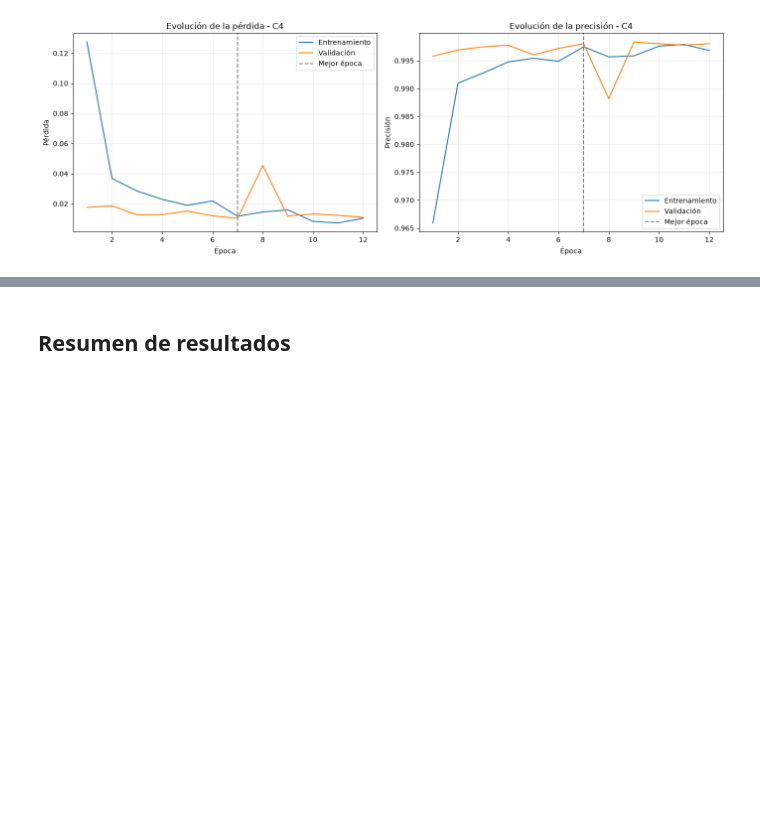
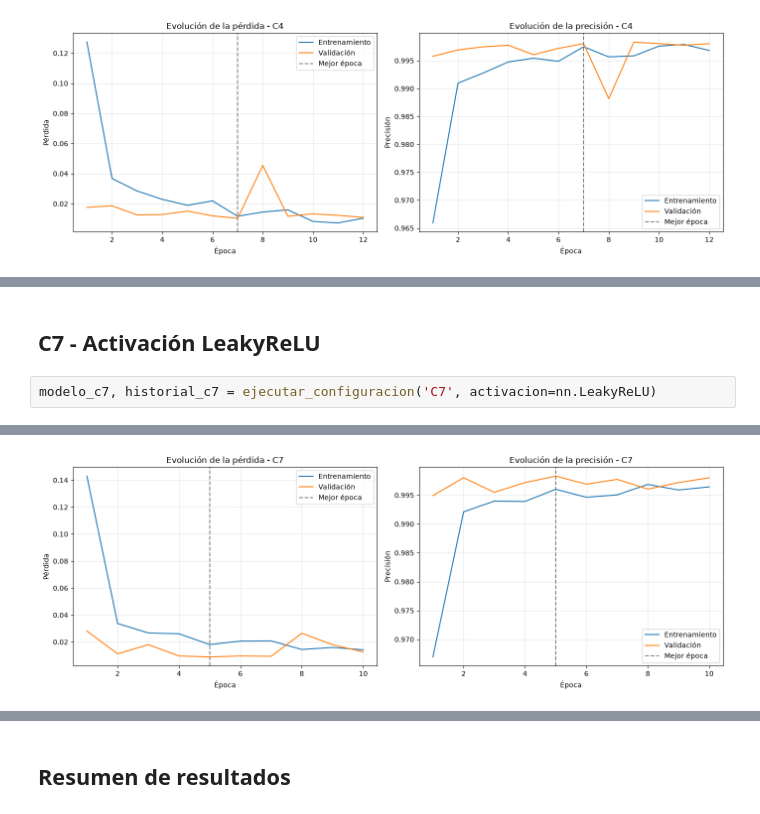
Before and after one commit to AprendizajeAutomaticoII/Practica-I, a Jupyter notebook: 2-busqueda-manual.ipynb, the cells around one changed output, grey strips where cells are left out. Saved outputs shown, nothing was run; the diff lists cells and outputs as text; blank space fills up the shorter version.

```diff
--- a/2-busqueda-manual.ipynb
+++ b/2-busqueda-manual.ipynb
@@ -84,0 +129,5 @@ Mejor época: 7 | Tiempo total: 400.2 segundos
+# %% [markdown]
+## C7 - Activación LeakyReLU
+# %%
+modelo_c7, historial_c7 = ejecutar_configuracion('C7', activacion=nn.LeakyReLU)
+# %% [output]
@@ -84,0 +146 @@ Mejor época: 7 | Tiempo total: 400.2 segundos
+[figure, added]
```
Also changed, not shown: parts of 9 cells of this notebook, 24 other files.
